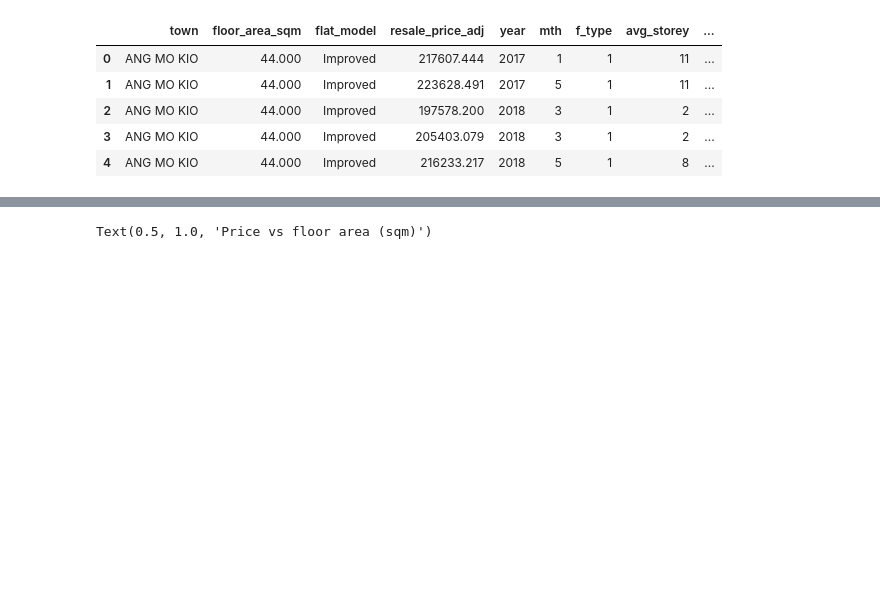
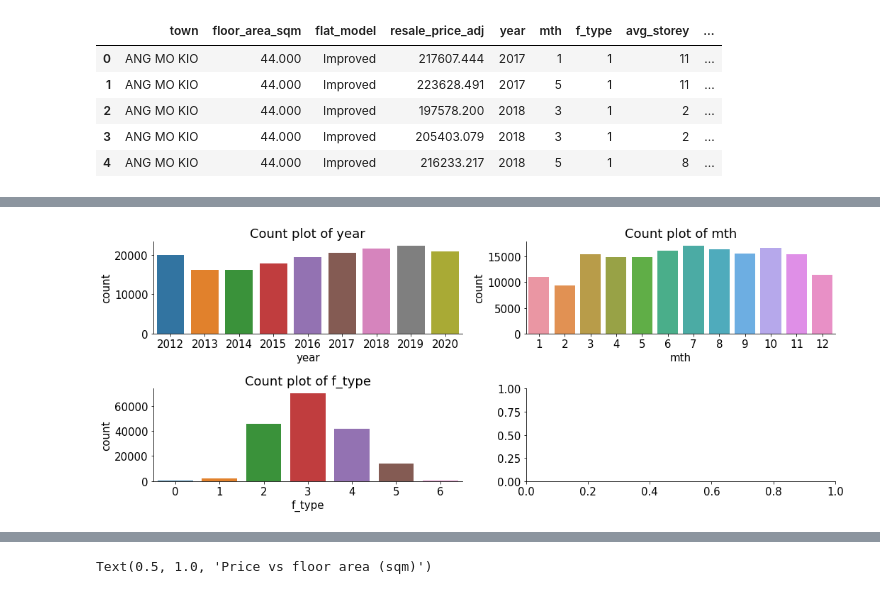
Before and after one commit to krompirov/Holmusk-coding-challenge, a Jupyter notebook: 01. EDA and preprocessing.ipynb, the cells around one changed output, grey strips where cells are left out. Cells and saved outputs as stored; diff of their text form; code cells hidden in the pictures; blank space fills up the shorter version.

```diff
--- a/01. EDA and preprocessing.ipynb
+++ b/01. EDA and preprocessing.ipynb
@@ -1163,0 +1203,10 @@ hdb_full.to_csv('./data/hdb_full.csv', index=False)
+# %%
+cols = ['year','mth','f_type',]
+fig, ax = plt.subplots(ceil(len(cols)/2), 2, figsize=(15, len(cols)*2))
+ax = ax.ravel()
+for n, col in enumerate(cols):
+    sns.countplot(data=hdb_full, x=col, ax=ax[n])
+    ax[n].set_title(f'Count plot of {col}')
+plt.tight_layout()
+# %% [output]
+[figure, added]
```
Also changed, not shown: parts of 34 cells of this notebook, 1 other file.
